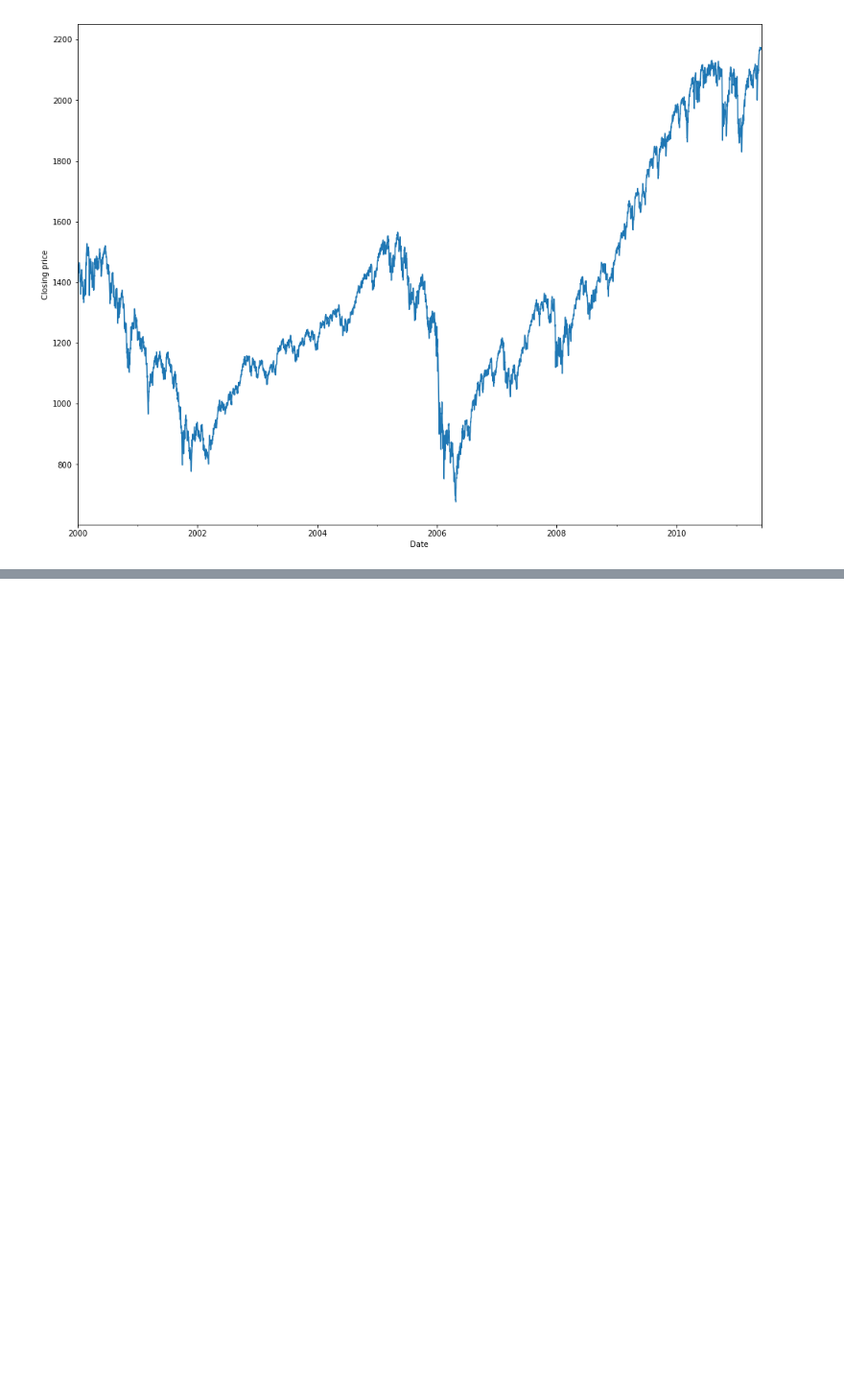
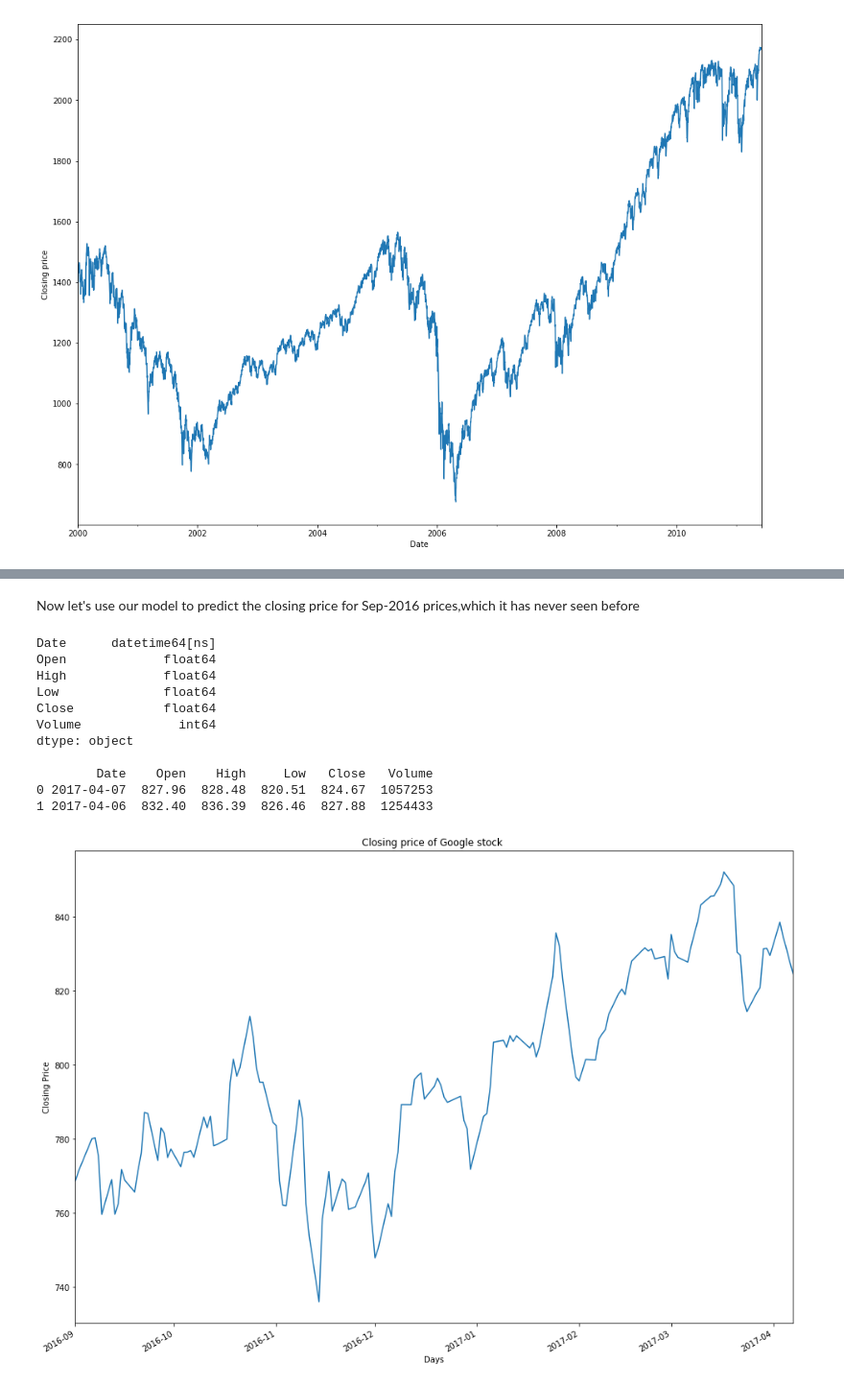
Before and after one commit to satishjasthi/Udacity-MLNDP-Submissions, a Jupyter notebook: CapstoneProject/Stock prediction.ipynb, the cells around one changed output, grey strips where cells are left out. Shown at 96% size. Saved outputs shown, nothing was run; the diff lists cells and outputs as text; code cells hidden in the pictures; blank space fills up the shorter version.

```diff
--- a/CapstoneProject/Stock prediction.ipynb
+++ b/CapstoneProject/Stock prediction.ipynb
@@ -73,0 +136,27 @@ yo
+# %% [markdown]
+ Now let's use our model to predict the closing price
+for Sep-2016 prices,which it has never seen before
+# %%
+#loading the data
+new_data = pd.read_csv('goog.csv',parse_dates=['Date'])
+print new_data.dtypes,'\n'
+print new_data.head(2),'\n'
+new_data.set_index('Date',inplace=True)
+new_data['Close'].plot(figsize = (16,12))
+plt.ylabel('Closing Price')
+plt.xlabel('Days')
+plt.title('Closing price of Google stock ')
+plt.show()
+# %% [output]
+Date      datetime64[ns]
+Open             float64
+High             float64
+Low              float64
+Close            float64
+Volume             int64
+dtype: object
+
+        Date    Open    High     Low   Close   Volume
+0 2017-04-07  827.96  828.48  820.51  824.67  1057253
+1 2017-04-06  832.40  836.39  826.46  827.88  1254433
+[figure, added]
```
Also changed, not shown: parts of 9 cells of this notebook.
